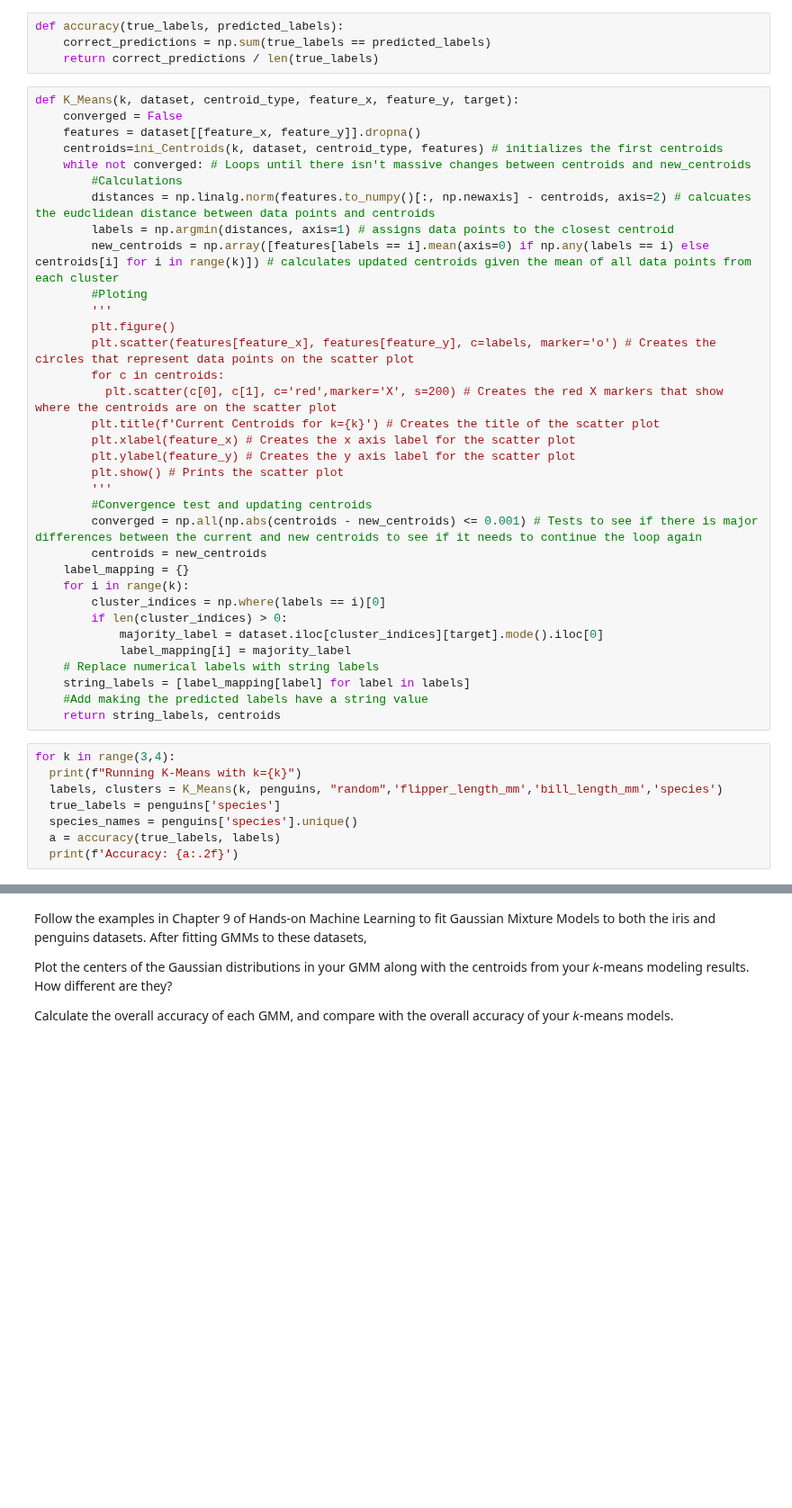
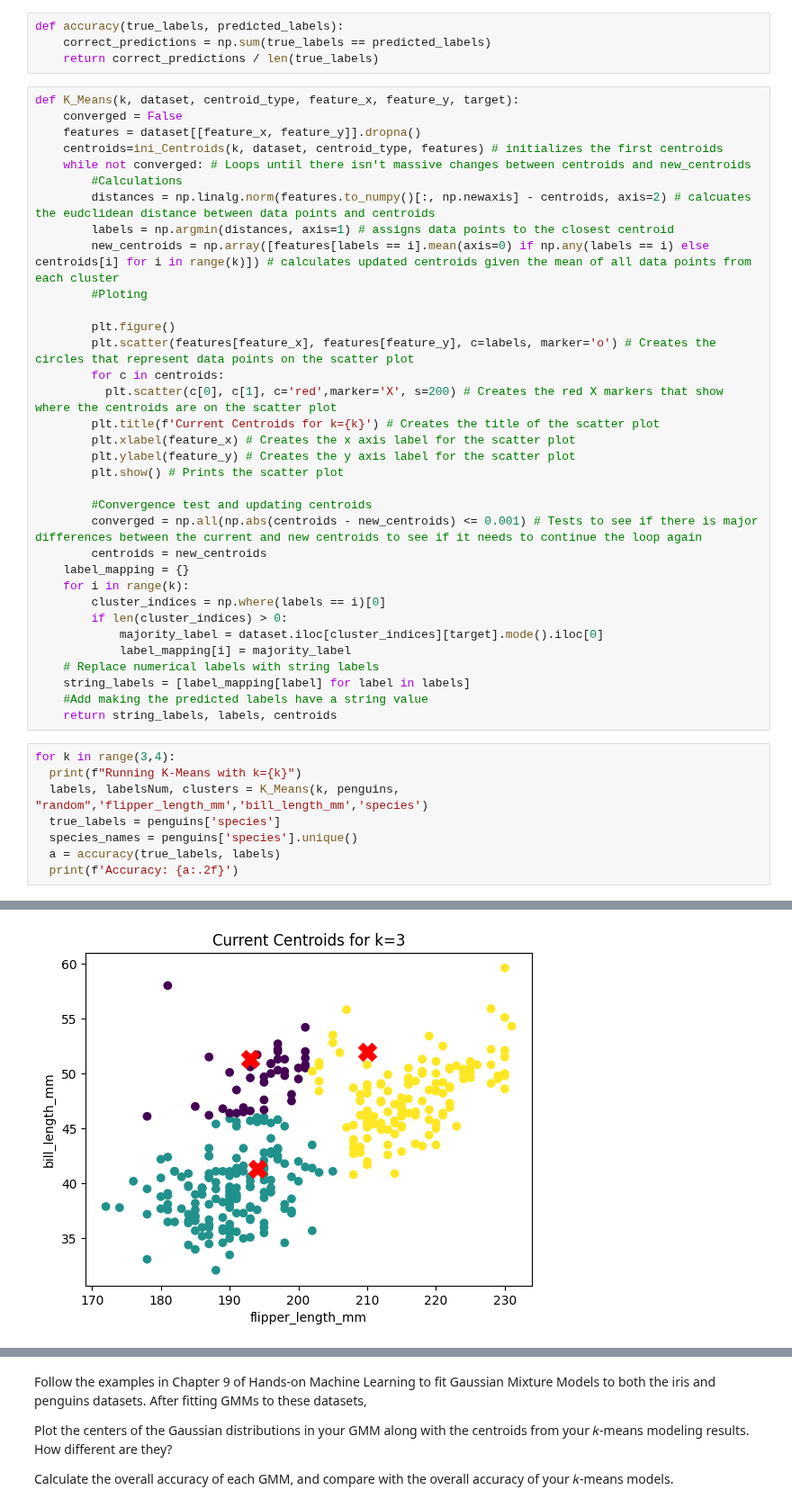
Before and after one commit to Qu1nnD/CS290, a Jupyter notebook: Clustering.ipynb, the cells around one changed output, grey strips where cells are left out. Shown at 90% size. Cells and saved outputs as stored; diff of their text form; blank space fills up the shorter version.

```diff
--- a/Clustering.ipynb
+++ b/Clustering.ipynb
@@ -85,7 +96,7 @@ def K_Means(k, dataset, centroid_type, feature_x, feature_y, target):
         labels = np.argmin(distances, axis=1) # assigns data points to the closest centroid
         new_centroids = np.array([features[labels == i].mean(axis=0) if np.any(labels == i) else centroids[i] for i in range(k)]) # calculates updated centroids given the mean of all data points from each cluster
         #Ploting
-        '''
+
         plt.figure()
         plt.scatter(features[feature_x], features[feature_y], c=labels, marker='o') # Creates the circles that represent data points on the scatter plot
         for c in centroids:
@@ -94,7 +105,7 @@ def K_Means(k, dataset, centroid_type, feature_x, feature_y, target):
         plt.xlabel(feature_x) # Creates the x axis label for the scatter plot
         plt.ylabel(feature_y) # Creates the y axis label for the scatter plot
         plt.show() # Prints the scatter plot
-        '''
+
         #Convergence test and updating centroids
         converged = np.all(np.abs(centroids - new_centroids) <= 0.001) # Tests to see if there is major differences between the current and new centroids to see if it needs to continue the loop again
         centroids = new_centroids
@@ -107,11 +118,11 @@ def K_Means(k, dataset, centroid_type, feature_x, feature_y, target):
     # Replace numerical labels with string labels
     string_labels = [label_mapping[label] for label in labels]
     #Add making the predicted labels have a string value
-    return string_labels, centroids
+    return string_labels, labels, centroids
 # %%
 for k in range(3,4):
   print(f"Running K-Means with k={k}")
-  labels, clusters = K_Means(k, penguins, "random",'flipper_length_mm','bill_length_mm','species')
+  labels, labelsNum, clusters = K_Means(k, penguins, "random",'flipper_length_mm','bill_length_mm','species')
   true_labels = penguins['species']
   species_names = penguins['species'].unique()
   a = accuracy(true_labels, labels)
@@ -121,0 +132 @@ Accuracy: 0.78
+[figure, added]
```
Also changed, not shown: parts of 10 cells of this notebook.
